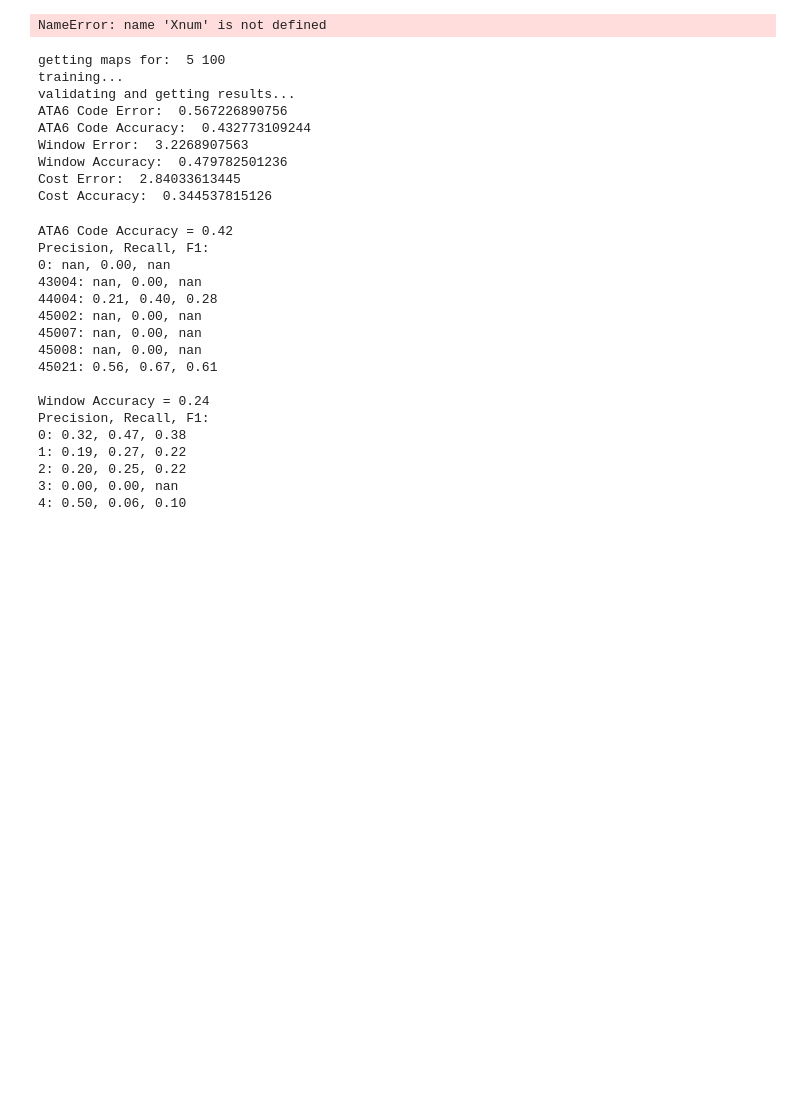
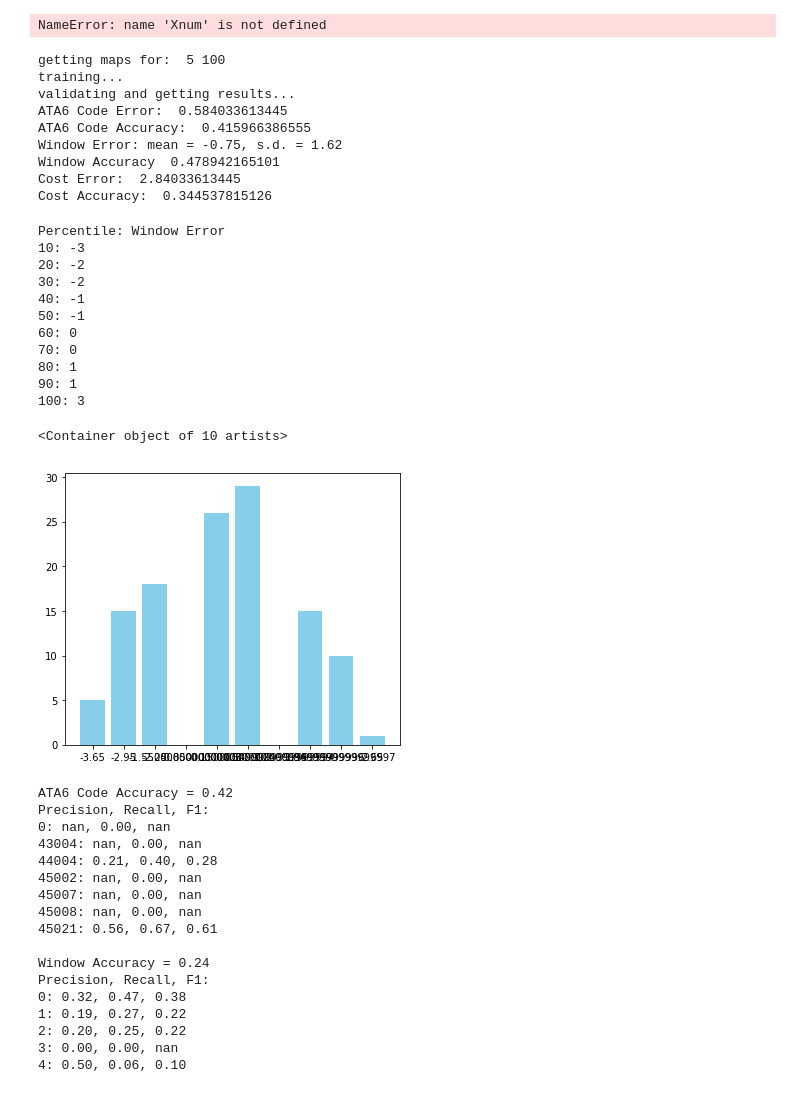
Before and after one commit to christydennison/paccar, a Jupyter notebook: GMM.ipynb, the cells around one changed output. Saved outputs shown, nothing was run; the diff lists cells and outputs as text; code cells hidden in the pictures; blank space fills up the shorter version.

```diff
--- a/GMM.ipynb
+++ b/GMM.ipynb
@@ -545,8 +568,8 @@ code_error, window_error, cost_error, code_accuracy, window_accuracy, cost_accur
 print('ATA6 Code Error: ', code_error)
 print('ATA6 Code Accuracy: ', code_accuracy)
 #print('ATA6 Code Accuracy: ', np.mean(code_scores_acc))
-print('Window Error: ', window_error)
-print('Window Accuracy: ', window_accuracy)
+print('Window Error: mean = %.2f, s.d. = %.2f' % (np.mean(window_error), np.std(window_error)))
+print('Window Accuracy ', window_accuracy)
 #print('Window Accuracy: ', np.mean(window_scores_acc))
 print('Cost Error: ', cost_error)
 print('Cost Accuracy: ', cost_accuracy)
@@ -555,12 +578,41 @@ print('Cost Accuracy: ', cost_accuracy)
 getting maps for:  5 100
 training...
 validating and getting results...
-ATA6 Code Error:  0.567226890756
-ATA6 Code Accuracy:  0.432773109244
-Window Error:  3.2268907563
-Window Accuracy:  0.479782501236
+ATA6 Code Error:  0.584033613445
+ATA6 Code Accuracy:  0.415966386555
+Window Error: mean = -0.75, s.d. = 1.62
+Window Accuracy  0.478942165101
 Cost Error:  2.84033613445
 Cost Accuracy:  0.344537815126
+# %%
+# plot histogram of window error
+temp = np.sort(window_error)
+print('Percentile: Window Error')
+for i in range(10,110,10):
+    sorted_index = round(i * len(temp)/100)
+    print('%d: %d' % (i,max(temp[0:sorted_index])))
+
+(heights, bin_edges) = np.histogram(window_error)
+bars = []
+for i in range(len(heights)):
+    bars.append(float(bin_edges[i] + bin_edges[i+1])/2.0)
+numbars = len(bars)
+plt.xticks(range(numbars), bars)
+plt.bar(range(numbars), heights, align='center',color='skyblue')
+# %% [output]
+Percentile: Window Error
+10: -3
+20: -2
+30: -2
+40: -1
+50: -1
+60: 0
+70: 0
+80: 1
+90: 1
+100: 3
+<Container object of 10 artists>
+[figure, added]
 # %%
 acc_code, precision_code, recall_code, f1_code = confusion_metrics(selected_codes, trueP_code, actualP_code, predP_code)
 acc_win, precision_win, recall_win, f1_win = confusion_metrics(range(num_windows), trueP_win, actualP_win, predP_win)
```
Also changed, not shown: parts of 12 cells of this notebook.
